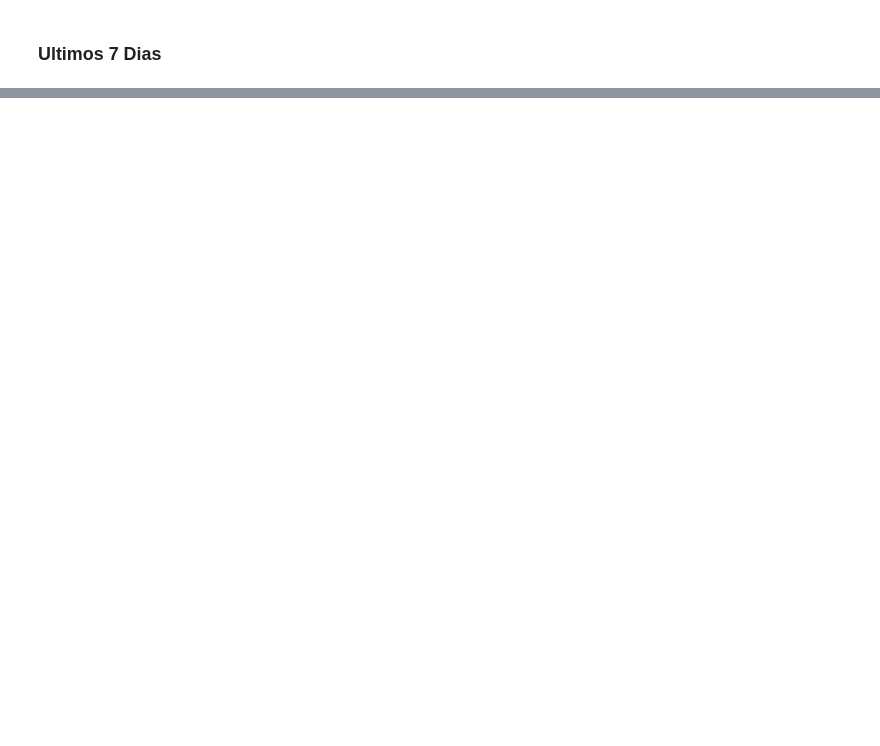
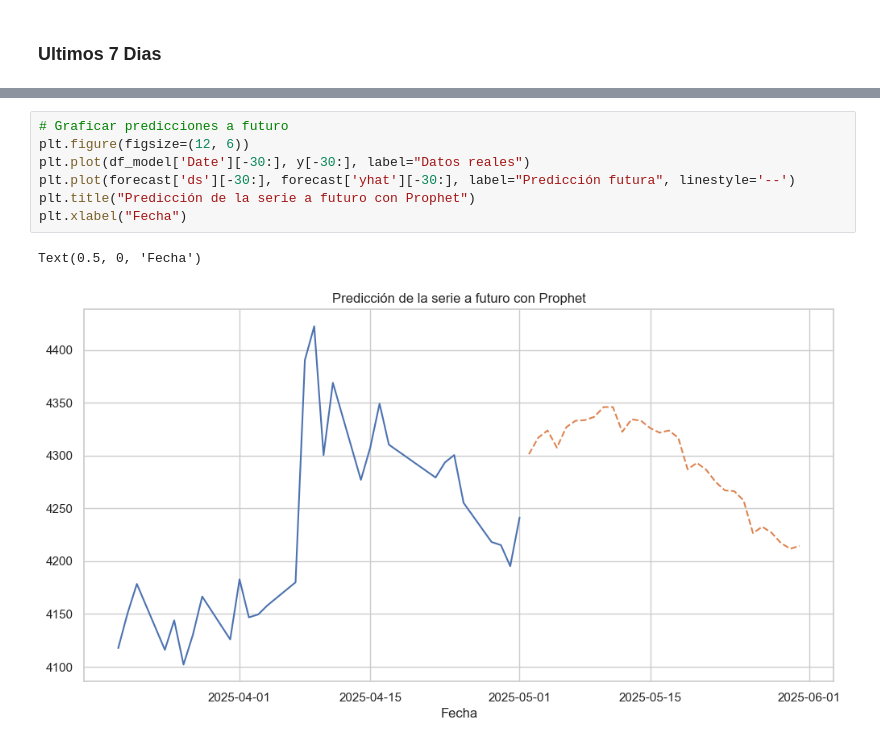
Before and after one commit to santiloc-hub/Proyecto_TRM_Dolar, a Jupyter notebook: Notebooks/02_Entrenamiento_Modelo.ipynb, the cells around one changed output, grey strips where cells are left out. Drawn from its saved outputs; the diff is of its cells as text; blank space fills up the shorter version.

```diff
--- a/Notebooks/02_Entrenamiento_Modelo.ipynb
+++ b/Notebooks/02_Entrenamiento_Modelo.ipynb
@@ -577,0 +714,10 @@ plt.show()
+# %%
+# Graficar predicciones a futuro
+plt.figure(figsize=(12, 6))
+plt.plot(df_model['Date'][-30:], y[-30:], label="Datos reales")
+plt.plot(forecast['ds'][-30:], forecast['yhat'][-30:], label="Predicción futura", linestyle='--')
+plt.title("Predicción de la serie a futuro con Prophet")
+plt.xlabel("Fecha")
+# %% [output]
+Text(0.5, 0, 'Fecha')
+[figure, added]
```
Also changed, not shown: parts of 20 cells of this notebook, 1 other file.
